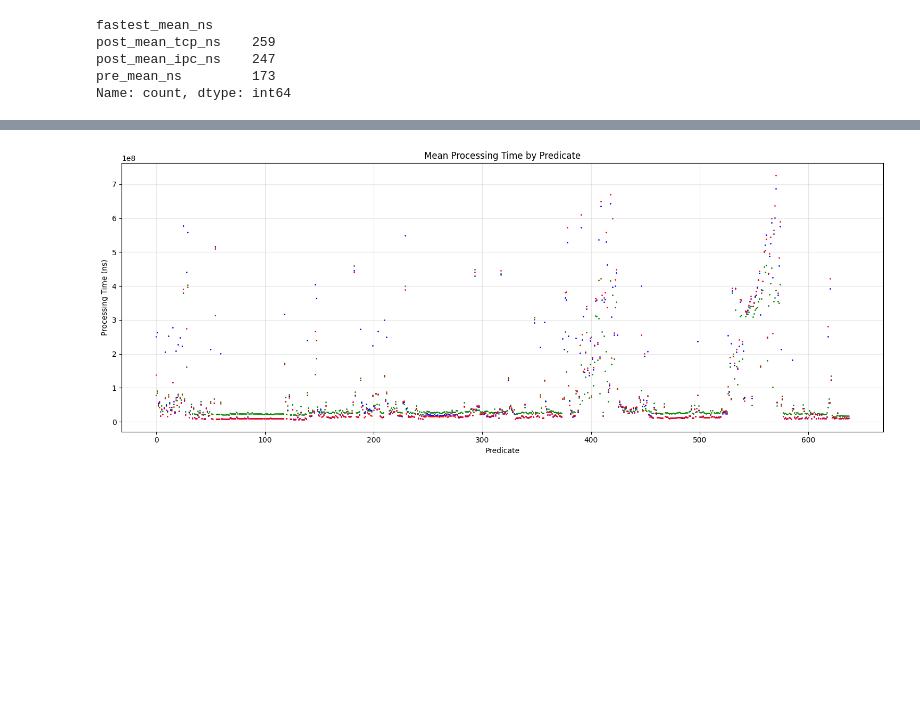
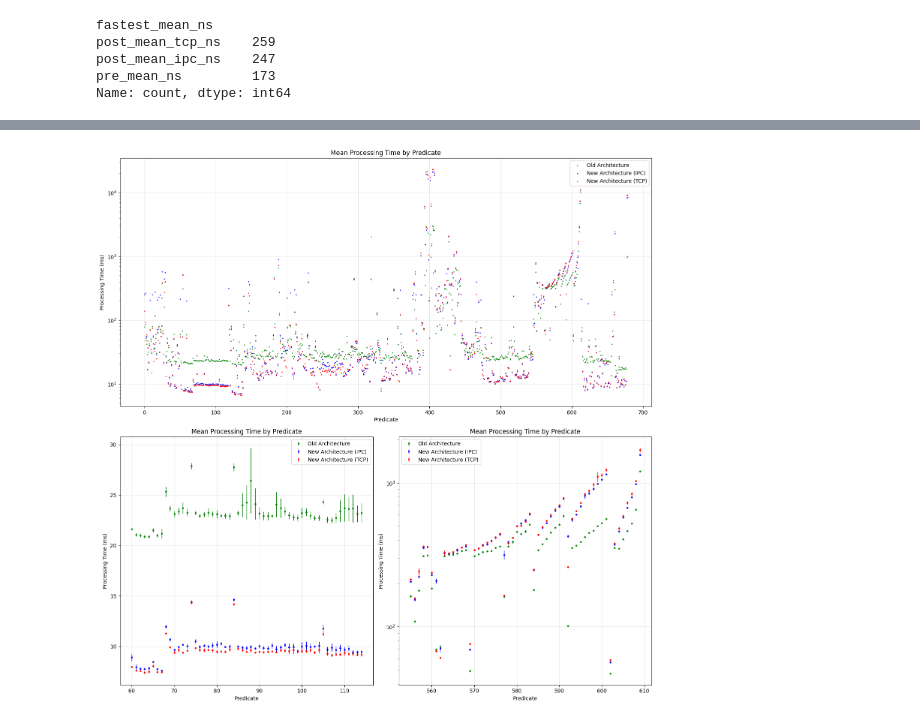
Before and after one commit to SilenZcience/ScientificWork, a Jupyter notebook: BachelorThesis/PerformanceEvaluation/performance_evaluation.ipynb, the cells around one changed output, grey strips where cells are left out. Saved outputs shown, nothing was run; the diff lists cells and outputs as text; code cells hidden in the pictures; blank space fills up the shorter version.

```diff
--- a/BachelorThesis/PerformanceEvaluation/performance_evaluation.ipynb
+++ b/BachelorThesis/PerformanceEvaluation/performance_evaluation.ipynb
@@ -53,6 +54,12 @@ column_names_rqst = rqst_df.columns.values
 
 print("Column names:", column_names_rqst)
 print("Data shape:", rqst_df.shape)
+
+for x in column_names:
+    if not 'ns' in x:
+        continue
+    print(x)
+    df[x] = df[x] / 1_000_000
 # %% [output]
 Column names: ['test_id' 'query_id' 'pre1_ns' 'pre2_ns' 'pre3_ns' 'pre1_fix_ns'
  'post1_ipc_ns' 'post2_ipc_ns' 'post3_ipc_ns' 'post4_ipc_ns'
@@ -137,26 +155,87 @@ Name: count, dtype: int64
 # %%
 # df_mask = df[(df['pre_mean_ns'] < df['pre_mean_ns'].mean()) & (df['query_id'] != 1)]
 quantile = 0.95
-df_mask = df[(df['pre_mean_ns'] < df['pre_mean_ns'].quantile(quantile)) &
-    (df['post_mean_ipc_ns'] < df['post_mean_ipc_ns'].quantile(quantile)) &
-    (df['post_mean_tcp_ns'] < df['post_mean_tcp_ns'].quantile(quantile))]# &
+# df_mask = df[(df['pre_mean_ns'] < df['pre_mean_ns'].quantile(quantile)) &
+#     (df['post_mean_ipc_ns'] < df['post_mean_ipc_ns'].quantile(quantile)) &
+#     (df['post_mean_tcp_ns'] < df['post_mean_tcp_ns'].quantile(quantile))]# &
     # (df['query_id'] != 1)]
+df_mask = df
 
 print(f"Total entries: {len(df_mask)}")
 print(f"Valid pre_mean_ns values: {df_mask['pre_mean_ns'].count()}")
 
-plt.figure(figsize=(15, 6))
 
-# Create scatter plot without displaying unique_ids
-plt.scatter(range(len(df_mask)), df_mask['pre_mean_ns'], s=1, color='green', alpha=1)
-plt.scatter(range(len(df_mask)), df_mask['post_mean_ipc_ns'], s=1, color='blue', alpha=1)
-plt.scatter(range(len(df_mask)), df_mask['post_mean_tcp_ns'], s=1, color='red', alpha=1)
-# plt.xticks(range(len(df_mask)), [''] * len(df_mask), rotation=90)
-plt.xlabel('Predicate')
-plt.ylabel('Processing Time (ns)')
-plt.title('Mean Processing Time by Predicate')
-plt.grid(True, alpha=0.3)
+
+# rohdaten
+
+fig, axs = plt.subplots(2, 2, figsize=(15, 15))
+
+axs[0][0].remove()
+axs[0][1].remove()
+axs[0][0] = fig.add_subplot(2, 1, 1)
+# axs[0][0].errorbar(range(len(df_mask)), df_mask['pre_mean_ns'], yerr=stdandardabweichung_pre, fmt='.',elinewidth=1, markersize='5', color='green', alpha=1, label='Old Architecture')
+axs[0][0].scatter(range(len(df_mask)), df_mask['pre_mean_ns'], s=1, color='green', alpha=1, label='Old Architecture')
+axs[0][0].scatter(range(len(df_mask)), df_mask['post_mean_ipc_ns'], s=1, color='blue', alpha=1, label='New Architecture (IPC)')
+axs[0][0].scatter(range(len(df_mask)), df_mask['post_mean_tcp_ns'], s=1, color='red', alpha=1, label='New Architecture (TCP)')
+axs[0][0].set_xlabel('Predicate')
+axs[0][0].set_ylabel('Processing Time (ms)')
+axs[0][0].set_yscale('log')  # Apply log scale to y-axis if needed
+axs[0][0].set_title('Mean Processing Time by Predicate')
+axs[0][0].grid(True, alpha=0.3)
+axs[0][0].legend()
+
+offset = 60
+df_mask = df[offset:115]
+stdandardabweichung_pre = df_mask[['pre1_ns', 'pre2_ns', 'pre3_ns', 'pre1_fix_ns']].std(axis=1)
+stdandardabweichung_post_ipc = df_mask[['post1_ipc_ns', 'post2_ipc_ns', 'post3_ipc_ns', 'post4_ipc_ns']].std(axis=1)
+stdandardabweichung_post_tcp = df_mask[['post1_tcp_ns', 'post2_tcp_ns', 'post3_tcp_ns']].std(axis=1)
+
+stdandardabweichung_pre /= 2 # mal 1 durch wurzel n (n = anzahl messungen)
+stdandardabweichung_post_ipc /= 2
+stdandardabweichung_post_tcp /= 1.732
+# nicht standardabweichung der grundgesamtheit sondern standardfehler des mitelwertes
+# also statistische messunsicherheiten ohne die systematischen messunsicherheiten
+
+# axs[1][0].scatter(range(offset, offset+len(df_mask)), df_mask['pre_mean_ns'], s=1, color='green', alpha=1, label='Old Architecture')
+# axs[1][0].scatter(range(offset, offset+len(df_mask)), df_mask['post_mean_ipc_ns'], s=1, color='blue', alpha=1, label='New Architecture (IPC)')
+# axs[1][0].scatter(range(offset, offset+len(df_mask)), df_mask['post_mean_tcp_ns'], s=1, color='red', alpha=1, label='New Architecture (TCP)')
+axs[1][0].errorbar(range(offset, offset+len(df_mask)), df_mask['pre_mean_ns'], yerr=stdandardabweichung_pre , fmt='.', elinewidth=1, markersize='5', color='green', alpha=1, label='Old Architecture')
+axs[1][0].errorbar(range(offset, offset+len(df_mask)), df_mask['post_mean_ipc_ns'], yerr=stdandardabweichung_post_ipc,  fmt='.', elinewidth=1, markersize='5', color='blue', alpha=1, label='New Architecture (IPC)')
+axs[1][0].errorbar(range(offset, offset+len(df_mask)), df_mask['post_mean_tcp_ns'], yerr=stdandardabweichung_post_tcp, fmt='.', elinewidth=1, markersize='5', color='red', alpha=1, label='New Architecture (TCP)')
+axs[1][0].set_xlabel('Predicate')
+axs[1][0].set_ylabel('Processing Time (ms)')
+axs[1][0].set_title('Mean Processing Time by Predicate')
+axs[1][0].grid(True, alpha=0.3)
+axs[1][0].legend()
+
+offset = 555
+df_mask = df[offset:610]
+stdandardabweichung_pre = df_mask[['pre1_ns', 'pre2_ns', 'pre3_ns', 'pre1_fix_ns']].std(axis=1)
+stdandardabweichung_post_ipc = df_mask[['post1_ipc_ns', 'post2_ipc_ns', 'post3_ipc_ns', 'post4_ipc_ns']].std(axis=1)
+stdandardabweichung_post_tcp = df_mask[['post1_tcp_ns', 'post2_tcp_ns', 'post3_tcp_ns']].std(axis=1)
+
+stdandardabweichung_pre /= 2 # mal 1 durch wurzel n (n = anzahl messungen)
+stdandardabweichung_post_ipc /= 2
+stdandardabweichung_post_tcp /= 1.732
+
+# axs[1][1].scatter(range(offset, offset+len(df_mask)), df_mask['pre_mean_ns'], s=1, color='green', alpha=1, label='Old Architecture')
+# axs[1][1].scatter(range(offset, offset+len(df_mask)), df_mask['post_mean_ipc_ns'], s=1, color='blue', alpha=1, label='New Architecture (IPC)')
+# axs[1][1].scatter(range(offset, offset+len(df_mask)), df_mask['post_mean_tcp_ns'], s=1, color='red', alpha=1, label='New Architecture (TCP)')
+axs[1][1].errorbar(range(offset, offset+len(df_mask)), df_mask['pre_mean_ns'], yerr=stdandardabweichung_pre , fmt='.', elinewidth=1, markersize='5', color='green', alpha=1, label='Old Architecture')
+axs[1][1].errorbar(range(offset, offset+len(df_mask)), df_mask['post_mean_ipc_ns'], yerr=stdandardabweichung_post_ipc,  fmt='.', elinewidth=1, markersize='5', color='blue', alpha=1, label='New Architecture (IPC)')
+axs[1][1].errorbar(range(offset, offset+len(df_mask)), df_mask['post_mean_tcp_ns'], yerr=stdandardabweichung_post_tcp, fmt='.', elinewidth=1, markersize='5', color='red', alpha=1, label='New Architecture (TCP)')
+axs[1][1].set_xlabel('Predicate')
+axs[1][1].set_ylabel('Processing Time (ms)')
+axs[1][1].set_yscale('log')  # Apply log scale to y-axis if needed
+axs[1][1].set_title('Mean Processing Time by Predicate')
+axs[1][1].grid(True, alpha=0.3)
+axs[1][1].legend()
+
 
 plt.tight_layout()
-plt.show()
+# plt.show()
+plt.savefig('processingtime.pdf')
+plt.savefig('processingtime.png')
+
+# ->
 # %% [output]
@@ -165,4 +244,4 @@ Valid pre_mean_ns values: 638
-[figure, old version]
+[figure, new version]
 # %%
 tolerance = 25
 quantile = 0.95
```
Also changed, not shown: parts of 9 cells of this notebook, 6 other files.
